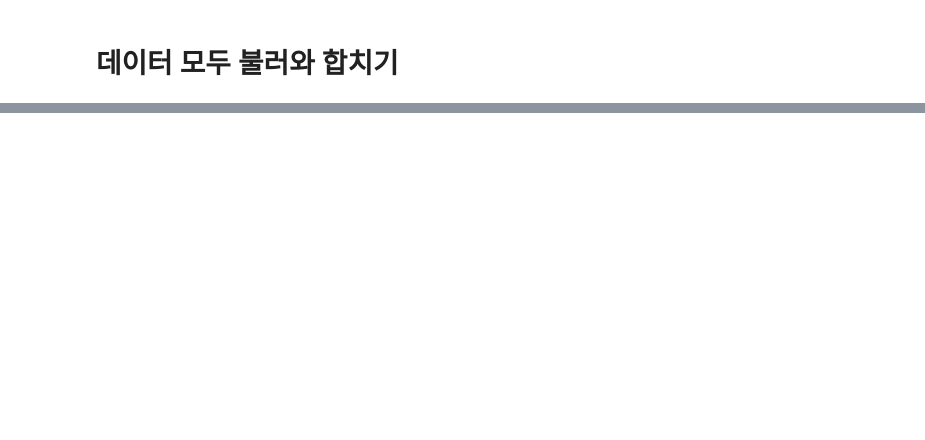
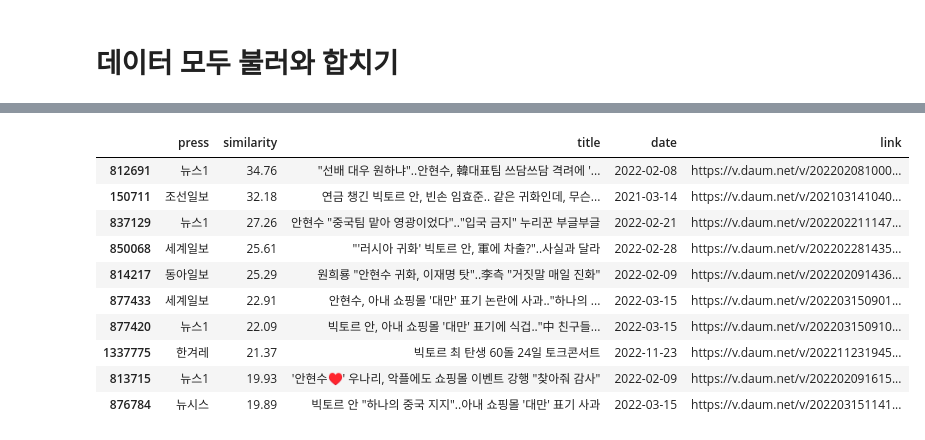
Before and after one commit to RynuRen/article_analyze, a Jupyter notebook: [JS]3cos_recommand_v2.ipynb, the cells around one changed output, grey strips where cells are left out. Saved outputs shown, nothing was run; the diff lists cells and outputs as text; code cells hidden in the pictures; blank space fills up the shorter version.

```diff
--- a/[JS]3cos_recommand_v2.ipynb
+++ b/[JS]3cos_recommand_v2.ipynb
@@ -110,0 +250,51 @@ else:
+# %%
+def get_recommend_by_content(content, n, drange=False):
+    #### 형태소 분석코드 ####
+    token = content
+
+    tfidf_content = tfidf_vec.transform([token])
+
+    # 기간 설정
+    if drange:
+        data_filtered_idx = data_all[data_all['date'].isin(pd.date_range(drange[0], drange[1]))].index
+        tfidf_dtm_filtered = tfidf_dtm[data_filtered_idx]
+        cos_sim_res = cosine_similarity(tfidf_content, tfidf_dtm_filtered)
+    else:
+        cos_sim_res = cosine_similarity(tfidf_content, tfidf_dtm)
+
+
+    # 유사도 정렬, 추출
+    sim_scores = list(enumerate(cos_sim_res[0]))
+    sim_scores = sorted(sim_scores, key=lambda x: x[1], reverse=True)
+    sim_scores_n = sim_scores[1:n+1]
+    # sim_scores_n = [sim for sim in sim_scores_n if sim[1] >= 0.6] # 유사도 60% 이상 필터=>옵션화 가능?###############
+
+    # 해당하는 기사 가져오기
+    article_idx = [article_dict[0] for article_dict in sim_scores_n]
+    rst = data_all.iloc[article_idx][['press', 'title', 'date', 'link']]
+    rst['similarity'] = [round(sim[1], 4)*100 for sim in sim_scores_n]
+
+    return rst[['press', 'similarity', 'title', 'date', 'link']]
+# %%
+arc_content = """2011년 한국을 떠나 러시아로 귀화한 전 쇼트트랙 선수 빅토르 안(38·한국명 안현수)의 국내 복귀 시도가 일단 무산됐다. 경기도 성남시청 직장운동부 빙상팀 코치에 지원했으나, 최종 후보에 들지 못해서다.
+
+성남시는 29일 “시청 빙상팀 코치직 채용 전형에 빅토르 안을 포함해 7명이 지원했는데, 빅토르 안은 상위 2배수 후보에 들지 않았다”고 밝혔다. 시 관계자는 “서류와 면접 심사를 통해 기술, 소통 능력 등 여러 요소를 종합해 판단했다”며 “빙상계 여론과 언론 보도 등을 통해 나오는 시각도 평가에 반영됐다”고 했다.
+
+성남시는 지난해 12월 19일 빙상팀 코치를 뽑기 위한 채용 공고를 냈다. 빅토르 안과 베이징 동계올림픽에서 중국 대표팀을 이끈 김선태 전 감독 등 7명이 지원했다. 김 전 감독도 최종 후보에 들지 못한 것으로 전해졌다.
+
+빅토르 안은 2006년 토리노 동계올림픽에서 3개의 금메달을 딴 한국 쇼트트랙의 간판이었다. 2011년 소속팀이었던 성남시청이 빙상팀을 해체하자 선수 생활을 이어가기 위해 러시아로 귀화했다. 2014년 소치 동계올림픽에는 러시아 선수로 나서 3관왕에 올랐다. 2018년 평창 동계올림픽 출전이 무산된 이후에는 은퇴를 선언하고 지도자로 변신했다. 2022년 베이징 동계올림픽에서는 중국 대표팀 코치로 활동했다.
+
+성남시는 31일 빙상팀 코치 선발 결과를 발표할 예정이다."""
+get_recommend_by_content(arc_content, 10)
+# %% [output]
+|  | press | similarity | title | date | link |
+| 812691 | 뉴스1 | 34.76 | "선배 대우 원하냐"..안현수, 韓대표팀 쓰담쓰담 격려에 '... | 2022-02-08 | https://v.daum.net/v/202202081000... |
+| 150711 | 조선일보 | 32.18 | 연금 챙긴 빅토르 안, 빈손 임효준.. 같은 귀화인데, 무슨... | 2021-03-14 | https://v.daum.net/v/202103141040... |
+| 837129 | 뉴스1 | 27.26 | 안현수 "중국팀 맡아 영광이었다".."입국 금지" 누리꾼 부글부글 | 2022-02-21 | https://v.daum.net/v/202202211147... |
+| 850068 | 세계일보 | 25.61 | "'러시아 귀화' 빅토르 안, 軍에 차출?"..사실과 달라 | 2022-02-28 | https://v.daum.net/v/202202281435... |
+| 814217 | 동아일보 | 25.29 | 원희룡 "안현수 귀화, 이재명 탓"..李측 "거짓말 매일 진화" | 2022-02-09 | https://v.daum.net/v/202202091436... |
+| 877433 | 세계일보 | 22.91 | 안현수, 아내 쇼핑몰 '대만' 표기 논란에 사과.."하나의 ... | 2022-03-15 | https://v.daum.net/v/202203150901... |
+| 877420 | 뉴스1 | 22.09 | 빅토르 안, 아내 쇼핑몰 '대만' 표기에 식겁.."中 친구들... | 2022-03-15 | https://v.daum.net/v/202203150910... |
+| 1337775 | 한겨레 | 21.37 | 빅토르 최 탄생 60돌 24일 토크콘서트 | 2022-11-23 | https://v.daum.net/v/202211231945... |
+| 813715 | 뉴스1 | 19.93 | '안현수♥' 우나리, 악플에도 쇼핑몰 이벤트 강행 "찾아줘 감사" | 2022-02-09 | https://v.daum.net/v/202202091615... |
+| 876784 | 뉴시스 | 19.89 | 빅토르 안 "하나의 중국 지지"..아내 쇼핑몰 '대만' 표기 사과 | 2022-03-15 | https://v.daum.net/v/202203151141... |
```
Also changed, not shown: parts of 26 cells of this notebook.
